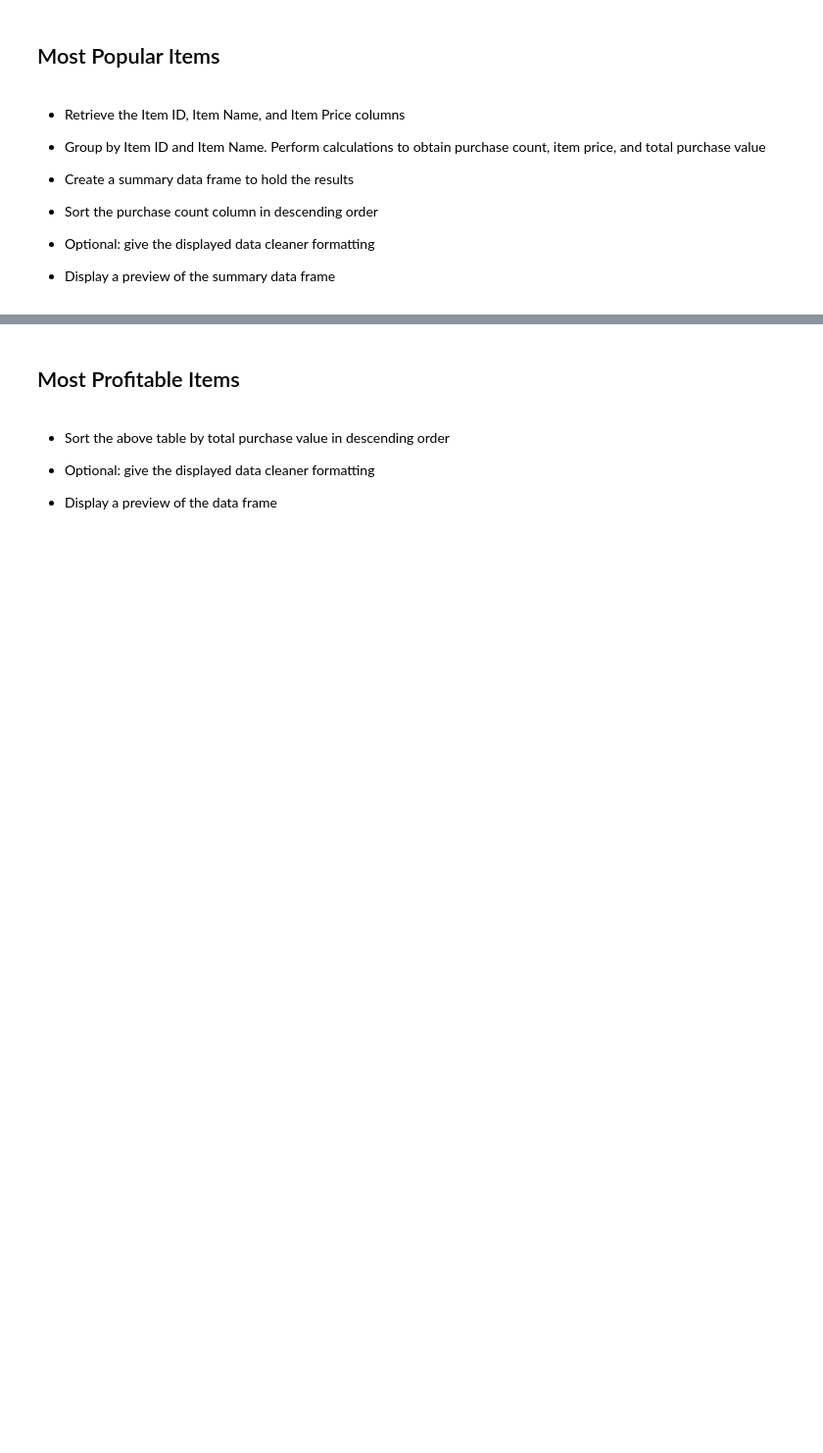
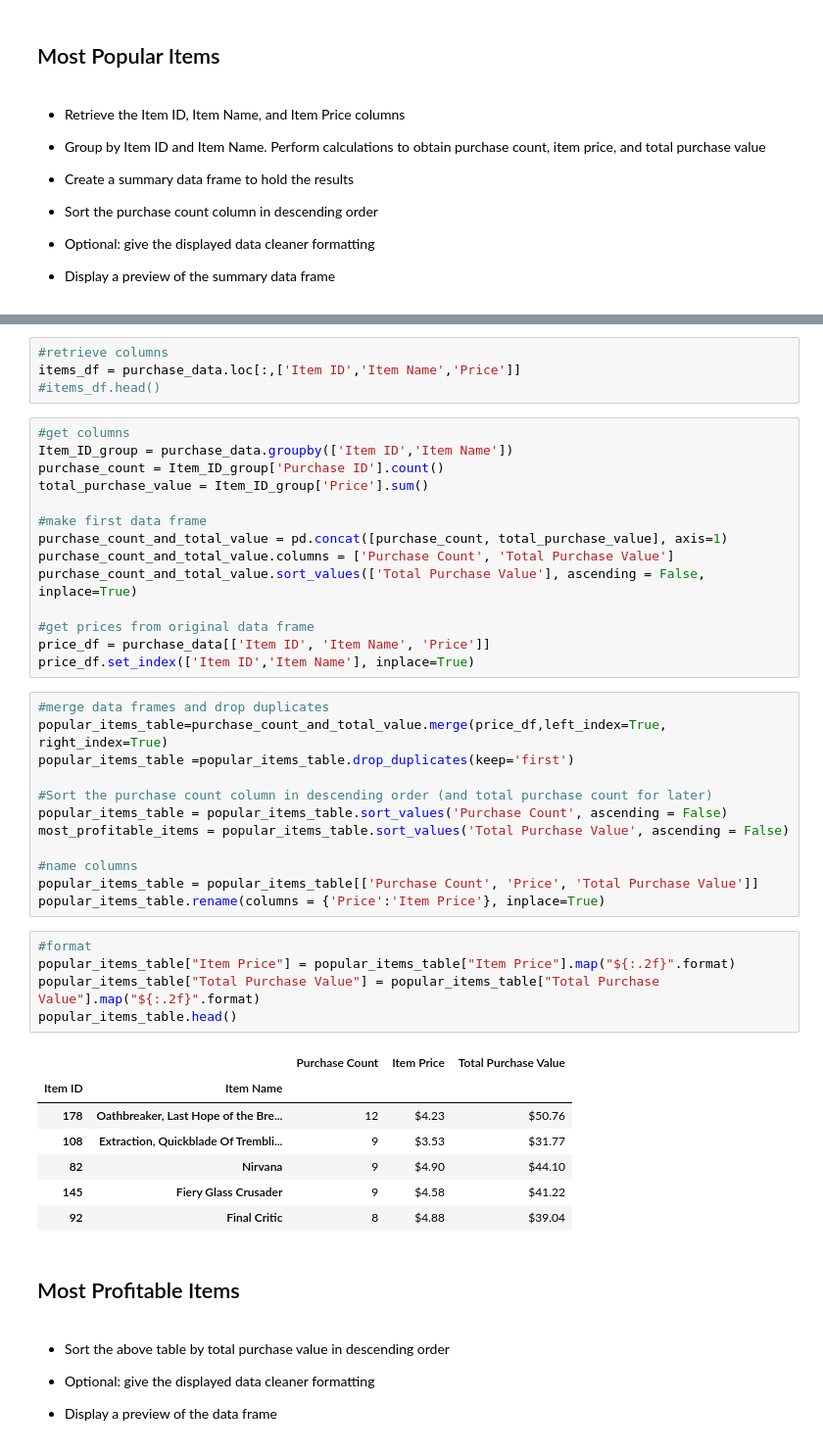
Before and after one commit to sponre01/Homework4_Pandas, a Jupyter notebook: HeroesOfPymoli.ipynb, the cells around one changed output, grey strips where cells are left out. Shown at 98% size. Drawn from its saved outputs; the diff is of its cells as text; blank space fills up the shorter version.

```diff
--- a/HeroesOfPymoli.ipynb
+++ b/HeroesOfPymoli.ipynb
@@ -315,3 +303,46 @@ SyntaxError: positional argument follows keyword argument (<ipython-input-44-62f
+# %%
+#retrieve columns
+items_df = purchase_data.loc[:,['Item ID','Item Name','Price']]
+#items_df.head()
+# %%
+#get columns
+Item_ID_group = purchase_data.groupby(['Item ID','Item Name'])
+purchase_count = Item_ID_group['Purchase ID'].count()
+total_purchase_value = Item_ID_group['Price'].sum()
+
+#make first data frame
+purchase_count_and_total_value = pd.concat([purchase_count, total_purchase_value], axis=1)
+purchase_count_and_total_value.columns = ['Purchase Count', 'Total Purchase Value']
+purchase_count_and_total_value.sort_values(['Total Purchase Value'], ascending = False, inplace=True)
+
+#get prices from original data frame
+price_df = purchase_data[['Item ID', 'Item Name', 'Price']]
+price_df.set_index(['Item ID','Item Name'], inplace=True)
+# %%
+#merge data frames and drop duplicates
+popular_items_table=purchase_count_and_total_value.merge(price_df,left_index=True, right_index=True)
+popular_items_table =popular_items_table.drop_duplicates(keep='first')
+
+#Sort the purchase count column in descending order (and total purchase count for later)
+popular_items_table = popular_items_table.sort_values('Purchase Count', ascending = False)
+most_profitable_items = popular_items_table.sort_values('Total Purchase Value', ascending = False)
+
+#name columns
+popular_items_table = popular_items_table[['Purchase Count', 'Price', 'Total Purchase Value']]
+popular_items_table.rename(columns = {'Price':'Item Price'}, inplace=True)
+# %%
+#format
+popular_items_table["Item Price"] = popular_items_table["Item Price"].map("${:.2f}".format)
+popular_items_table["Total Purchase Value"] = popular_items_table["Total Purchase Value"].map("${:.2f}".format)
+popular_items_table.head()
+# %% [output]
+|  |  | Purchase Count | Item Price | Total Purchase Value |
+| Item ID | Item Name |  |  |  |
+| 178 | Oathbreaker, Last Hope of the Bre... | 12 | $4.23 | $50.76 |
+| 108 | Extraction, Quickblade Of Trembli... | 9 | $3.53 | $31.77 |
+| 82 | Nirvana | 9 | $4.90 | $44.10 |
+| 145 | Fiery Glass Crusader | 9 | $4.58 | $41.22 |
+| 92 | Final Critic | 8 | $4.88 | $39.04 |
 # %% [markdown]
 ## Most Profitable Items
 # %% [markdown]
```
Also changed, not shown: parts of 20 cells of this notebook.
